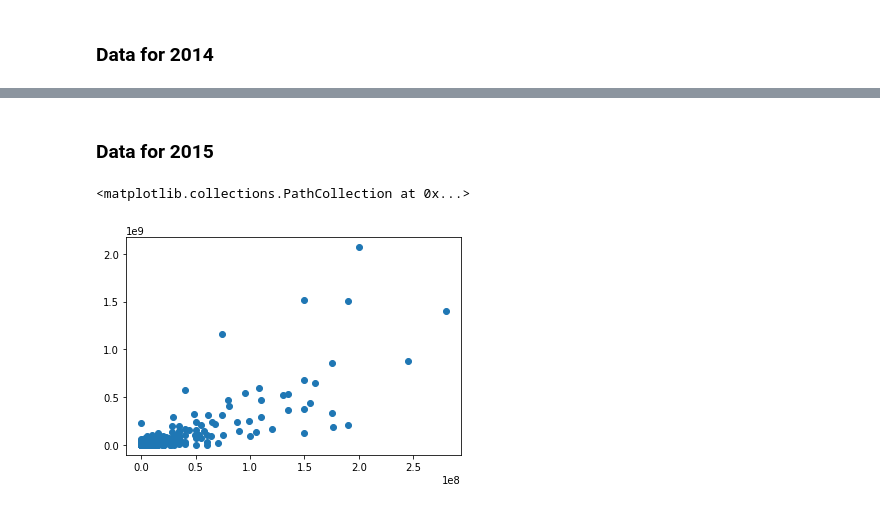
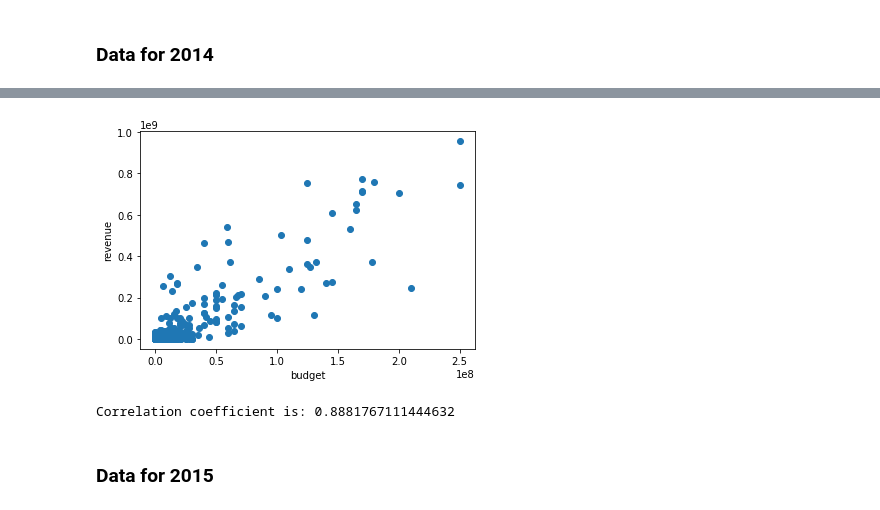
Before and after one commit to ap1303/DANDUdacity, a Jupyter notebook: t1p3/Untitled.ipynb, the cells around one changed output, grey strips where cells are left out. Saved outputs shown, nothing was run; the diff lists cells and outputs as text; code cells hidden in the pictures.

```diff
--- a/t1p3/Untitled.ipynb
+++ b/t1p3/Untitled.ipynb
@@ -79,9 +145,10 @@ plt.scatter(df['budget'], df['revenue'])
+# %%
+draw_graphs('budget', 'revenue', 2014, df)
+# %% [output]
+[figure, added]
+# %%
+print('Correlation coefficient is: {0}'.format(correlation('budget', 'revenue', df, 2014)))
+# %% [output]
+Correlation coefficient is: 0.8881767111444632
 # %% [markdown]
 ### Data for 2015
-# %%
-df = pd.read_csv('tmdb-movies.csv')
-df = df[df['release_year'] == 2015]
-plt.scatter(df['budget'], df['revenue'])
-# %% [output]
-<matplotlib.collections.PathCollection at 0x...>
-[figure, removed]
```
Also changed, not shown: parts of 68 cells of this notebook, 5 other files.
